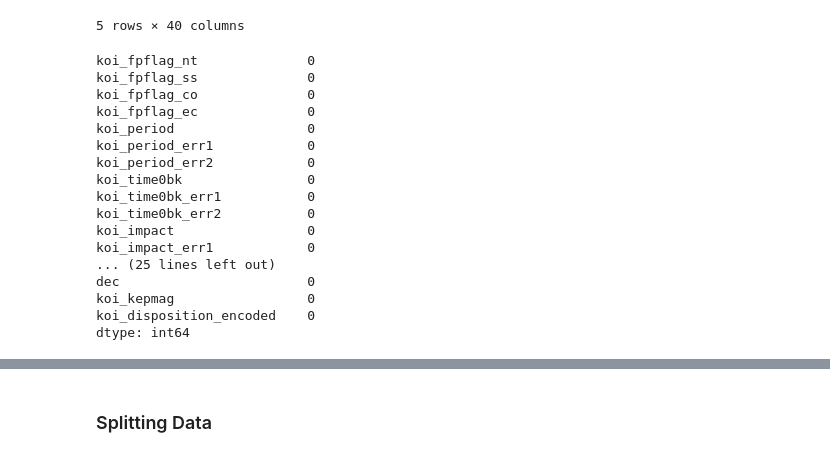
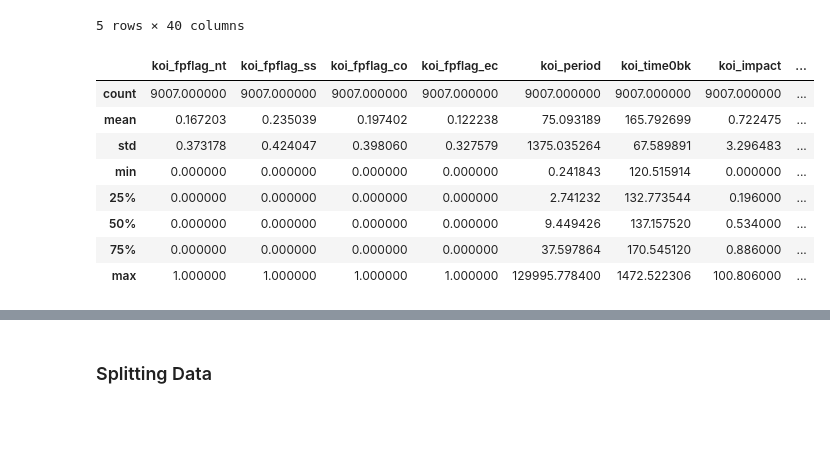
Before and after one commit to adrianveen/lhl_final_project, a Jupyter notebook: notebooks/preprocessing.ipynb, the cells around one changed output, grey strips where cells are left out. Drawn from its saved outputs; the diff is of its cells as text; code cells hidden in the pictures; blank space fills up the shorter version.

```diff
--- a/notebooks/preprocessing.ipynb
+++ b/notebooks/preprocessing.ipynb
@@ -37,23 +39,16 @@ kois.head()
 | 4 | 0 | 1 | 0 | 0 | 1.736952 | 2.630000e-07 | ... |
 | 5 | 0 | 0 | 0 | 0 | 2.525592 | 3.761000e-06 | ... |
 5 rows × 40 columns
-# %%
-kois.isnull().sum()
-# %% [output]
-koi_fpflag_nt              0
-koi_fpflag_ss              0
-koi_fpflag_co              0
-koi_fpflag_ec              0
-koi_period                 0
-koi_period_err1            0
-koi_period_err2            0
-koi_time0bk                0
-koi_time0bk_err1           0
-koi_time0bk_err2           0
-koi_impact                 0
-koi_impact_err1            0
-... (25 lines left out)
-dec                        0
-koi_kepmag                 0
-koi_disposition_encoded    0
-dtype: int64
+# %%
+#exclude error columns with .describe()
+kois.loc[:, ~kois.columns.str.contains('_err')].describe()
+# %% [output]
+|  | koi_fpflag_nt | koi_fpflag_ss | koi_fpflag_co | koi_fpflag_ec | koi_period | koi_time0bk | koi_impact | ... |
+| count | 9007.000000 | 9007.000000 | 9007.000000 | 9007.000000 | 9007.000000 | 9007.000000 | 9007.000000 | ... |
+| mean | 0.167203 | 0.235039 | 0.197402 | 0.122238 | 75.093189 | 165.792699 | 0.722475 | ... |
+| std | 0.373178 | 0.424047 | 0.398060 | 0.327579 | 1375.035264 | 67.589891 | 3.296483 | ... |
+| min | 0.000000 | 0.000000 | 0.000000 | 0.000000 | 0.241843 | 120.515914 | 0.000000 | ... |
+| 25% | 0.000000 | 0.000000 | 0.000000 | 0.000000 | 2.741232 | 132.773544 | 0.196000 | ... |
+| 50% | 0.000000 | 0.000000 | 0.000000 | 0.000000 | 9.449426 | 137.157520 | 0.534000 | ... |
+| 75% | 0.000000 | 0.000000 | 0.000000 | 0.000000 | 37.597864 | 170.545120 | 0.886000 | ... |
+| max | 1.000000 | 1.000000 | 1.000000 | 1.000000 | 129995.778400 | 1472.522306 | 100.806000 | ... |
```
Also changed, not shown: parts of 36 cells of this notebook.
